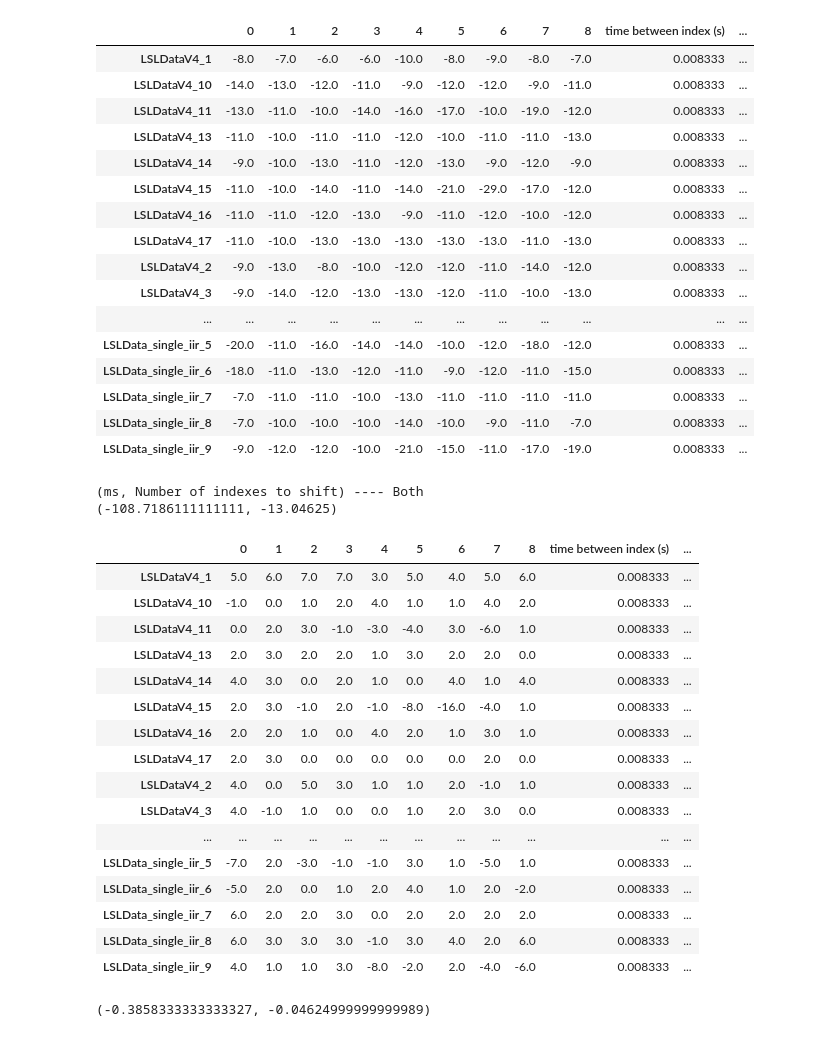
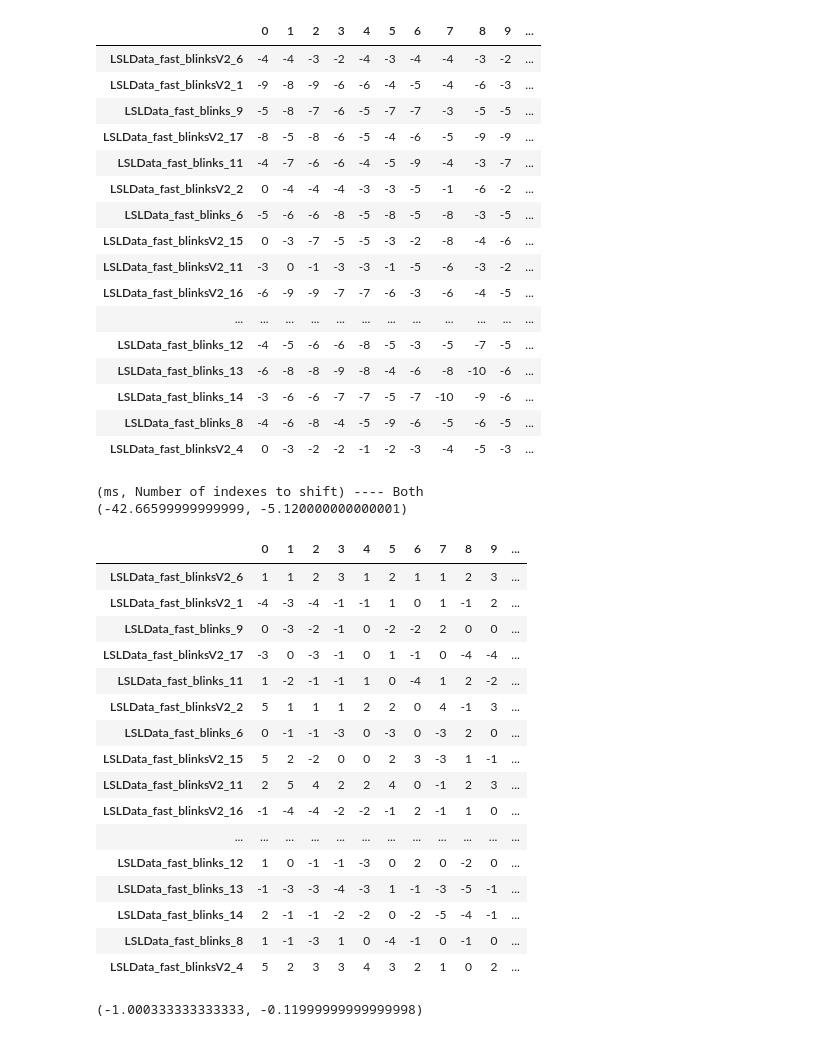
Before and after one commit to Ofplarsen/Bachelor_BCISpeller_Analyses, a Jupyter notebook: jitter/peak_analysis_iir.ipynb, the cells around one changed output. Saved outputs shown, nothing was run; the diff lists cells and outputs as text; code cells hidden in the pictures.

```diff
--- a/jitter/peak_analysis_iir.ipynb
+++ b/jitter/peak_analysis_iir.ipynb
@@ -174,7 +174,7 @@ def run_files(paths, path='data/LSLData120hz/',file = 'dejittered-fir-1to28-eeg-
         avg_time.append(np.diff(df_stream_ts.to_numpy().flatten()).tolist())
         peaks = []
         for i in range(len(start)):
-            if i >= 9:
+            if i >= 10:
                 continue
             peaks.append(get_peaks(df_stream, start[i], end[i], chosen_channel, rang=rang, scale=5, flip=both))
 
@@ -188,42 +188,42 @@ def run_files(paths, path='data/LSLData120hz/',file = 'dejittered-fir-1to28-eeg-
     df_peak = df_peak.set_index([paths])
     df_peak['time between index (s)'] = [i[0] for i in avg_time]
     df_peak['Sum (indexes)'] = df_peak.sum(axis=1)
-    df_peak['Avg (indexes)'] = round(df_peak.loc[:, 0:8].mean(axis=1),3)
+    df_peak['Avg (indexes)'] = round(df_peak.loc[:, 0:9].mean(axis=1),3)
     df_peak['Avg time (ms)'] = round(df_peak['Avg (indexes)']*df_peak['time between index (s)'],5)*1000
     if plot:
         plot_table(df_peak)
     return df_peak
 # %%
 ['zerophase-dejittered-iir-3order-0.75to5-eeg-and-dejittered-eyetracking', 'zerophase-dejittered-iir-3order-1to28-eeg-and-dejittered-eyetracking.xdf']
-path = "./data/LSLDataOffline/"
-file = "zerophase-dejittered-iir-3order-0.75to5-eeg-and-dejittered-eyetracking.xdf"
+path = "./data/LSLData_fast_blinks_offline/"
+file = "zerophase-dejittered-iir-4order-0.75to5-eeg-and-dejittered-eyetracking.xdf"
 paths = [name for name in os.listdir(path)]
-both = [name for name in paths if "weird" not in name]
+both = [name for name in paths if "LSLDataV4_13" not in name]
 flip = True
 chosen_channel = 'AUX_1'
 
 df_both = run_files(both, both=flip, file = file, plot=False, path = path)
 #df_both= df_both.drop(['LSLDataV4_8', 'LSLDataV4_6', 'LSLDataV4_1'])
 #df_both = df_both.drop(df_both.columns[[1]], inplace=True, axis=1)
 display(df_both)
 # %% [output]
-|  | 0 | 1 | 2 | 3 | 4 | 5 | 6 | 7 | 8 | time between index (s) | ... |
-| LSLDataV4_1 | -8.0 | -7.0 | -6.0 | -6.0 | -10.0 | -8.0 | -9.0 | -8.0 | -7.0 | 0.008333 | ... |
-| LSLDataV4_10 | -14.0 | -13.0 | -12.0 | -11.0 | -9.0 | -12.0 | -12.0 | -9.0 | -11.0 | 0.008333 | ... |
-| LSLDataV4_11 | -13.0 | -11.0 | -10.0 | -14.0 | -16.0 | -17.0 | -10.0 | -19.0 | -12.0 | 0.008333 | ... |
-| LSLDataV4_13 | -11.0 | -10.0 | -11.0 | -11.0 | -12.0 | -10.0 | -11.0 | -11.0 | -13.0 | 0.008333 | ... |
-| LSLDataV4_14 | -9.0 | -10.0 | -13.0 | -11.0 | -12.0 | -13.0 | -9.0 | -12.0 | -9.0 | 0.008333 | ... |
-| LSLDataV4_15 | -11.0 | -10.0 | -14.0 | -11.0 | -14.0 | -21.0 | -29.0 | -17.0 | -12.0 | 0.008333 | ... |
-| LSLDataV4_16 | -11.0 | -11.0 | -12.0 | -13.0 | -9.0 | -11.0 | -12.0 | -10.0 | -12.0 | 0.008333 | ... |
-| LSLDataV4_17 | -11.0 | -10.0 | -13.0 | -13.0 | -13.0 | -13.0 | -13.0 | -11.0 | -13.0 | 0.008333 | ... |
-| LSLDataV4_2 | -9.0 | -13.0 | -8.0 | -10.0 | -12.0 | -12.0 | -11.0 | -14.0 | -12.0 | 0.008333 | ... |
-| LSLDataV4_3 | -9.0 | -14.0 | -12.0 | -13.0 | -13.0 | -12.0 | -11.0 | -10.0 | -13.0 | 0.008333 | ... |
+|  | 0 | 1 | 2 | 3 | 4 | 5 | 6 | 7 | 8 | 9 | ... |
+| LSLData_fast_blinksV2_6 | -4 | -4 | -3 | -2 | -4 | -3 | -4 | -4 | -3 | -2 | ... |
+| LSLData_fast_blinksV2_1 | -9 | -8 | -9 | -6 | -6 | -4 | -5 | -4 | -6 | -3 | ... |
+| LSLData_fast_blinks_9 | -5 | -8 | -7 | -6 | -5 | -7 | -7 | -3 | -5 | -5 | ... |
+| LSLData_fast_blinksV2_17 | -8 | -5 | -8 | -6 | -5 | -4 | -6 | -5 | -9 | -9 | ... |
+| LSLData_fast_blinks_11 | -4 | -7 | -6 | -6 | -4 | -5 | -9 | -4 | -3 | -7 | ... |
+| LSLData_fast_blinksV2_2 | 0 | -4 | -4 | -4 | -3 | -3 | -5 | -1 | -6 | -2 | ... |
+| LSLData_fast_blinks_6 | -5 | -6 | -6 | -8 | -5 | -8 | -5 | -8 | -3 | -5 | ... |
+| LSLData_fast_blinksV2_15 | 0 | -3 | -7 | -5 | -5 | -3 | -2 | -8 | -4 | -6 | ... |
+| LSLData_fast_blinksV2_11 | -3 | 0 | -1 | -3 | -3 | -1 | -5 | -6 | -3 | -2 | ... |
+| LSLData_fast_blinksV2_16 | -6 | -9 | -9 | -7 | -7 | -6 | -3 | -6 | -4 | -5 | ... |
 | ... | ... | ... | ... | ... | ... | ... | ... | ... | ... | ... | ... |
-| LSLData_single_iir_5 | -20.0 | -11.0 | -16.0 | -14.0 | -14.0 | -10.0 | -12.0 | -18.0 | -12.0 | 0.008333 | ... |
-| LSLData_single_iir_6 | -18.0 | -11.0 | -13.0 | -12.0 | -11.0 | -9.0 | -12.0 | -11.0 | -15.0 | 0.008333 | ... |
-| LSLData_single_iir_7 | -7.0 | -11.0 | -11.0 | -10.0 | -13.0 | -11.0 | -11.0 | -11.0 | -11.0 | 0.008333 | ... |
-| LSLData_single_iir_8 | -7.0 | -10.0 | -10.0 | -10.0 | -14.0 | -10.0 | -9.0 | -11.0 | -7.0 | 0.008333 | ... |
-| LSLData_single_iir_9 | -9.0 | -12.0 | -12.0 | -10.0 | -21.0 | -15.0 | -11.0 | -17.0 | -19.0 | 0.008333 | ... |
+| LSLData_fast_blinks_12 | -4 | -5 | -6 | -6 | -8 | -5 | -3 | -5 | -7 | -5 | ... |
+| LSLData_fast_blinks_13 | -6 | -8 | -8 | -9 | -8 | -4 | -6 | -8 | -10 | -6 | ... |
+| LSLData_fast_blinks_14 | -3 | -6 | -6 | -7 | -7 | -5 | -7 | -10 | -9 | -6 | ... |
+| LSLData_fast_blinks_8 | -4 | -6 | -8 | -4 | -5 | -9 | -6 | -5 | -6 | -5 | ... |
+| LSLData_fast_blinksV2_4 | 0 | -3 | -2 | -2 | -1 | -2 | -3 | -4 | -5 | -3 | ... |
 # %%
 def get_offset(df):
     avg_offset = df['Avg time (ms)'].sum()/df.shape[0]
@@ -242,25 +242,25 @@ display(df_both_shift)
 print(get_offset(df_both_shift))
 # %% [output]
 (ms, Number of indexes to shift) ---- Both
-(-108.7186111111111, -13.04625)
+(-42.66599999999999, -5.120000000000001)
-|  | 0 | 1 | 2 | 3 | 4 | 5 | 6 | 7 | 8 | time between index (s) | ... |
-| LSLDataV4_1 | 5.0 | 6.0 | 7.0 | 7.0 | 3.0 | 5.0 | 4.0 | 5.0 | 6.0 | 0.008333 | ... |
-| LSLDataV4_10 | -1.0 | 0.0 | 1.0 | 2.0 | 4.0 | 1.0 | 1.0 | 4.0 | 2.0 | 0.008333 | ... |
-| LSLDataV4_11 | 0.0 | 2.0 | 3.0 | -1.0 | -3.0 | -4.0 | 3.0 | -6.0 | 1.0 | 0.008333 | ... |
-| LSLDataV4_13 | 2.0 | 3.0 | 2.0 | 2.0 | 1.0 | 3.0 | 2.0 | 2.0 | 0.0 | 0.008333 | ... |
-| LSLDataV4_14 | 4.0 | 3.0 | 0.0 | 2.0 | 1.0 | 0.0 | 4.0 | 1.0 | 4.0 | 0.008333 | ... |
-| LSLDataV4_15 | 2.0 | 3.0 | -1.0 | 2.0 | -1.0 | -8.0 | -16.0 | -4.0 | 1.0 | 0.008333 | ... |
-| LSLDataV4_16 | 2.0 | 2.0 | 1.0 | 0.0 | 4.0 | 2.0 | 1.0 | 3.0 | 1.0 | 0.008333 | ... |
-| LSLDataV4_17 | 2.0 | 3.0 | 0.0 | 0.0 | 0.0 | 0.0 | 0.0 | 2.0 | 0.0 | 0.008333 | ... |
-| LSLDataV4_2 | 4.0 | 0.0 | 5.0 | 3.0 | 1.0 | 1.0 | 2.0 | -1.0 | 1.0 | 0.008333 | ... |
-| LSLDataV4_3 | 4.0 | -1.0 | 1.0 | 0.0 | 0.0 | 1.0 | 2.0 | 3.0 | 0.0 | 0.008333 | ... |
+|  | 0 | 1 | 2 | 3 | 4 | 5 | 6 | 7 | 8 | 9 | ... |
+| LSLData_fast_blinksV2_6 | 1 | 1 | 2 | 3 | 1 | 2 | 1 | 1 | 2 | 3 | ... |
+| LSLData_fast_blinksV2_1 | -4 | -3 | -4 | -1 | -1 | 1 | 0 | 1 | -1 | 2 | ... |
+| LSLData_fast_blinks_9 | 0 | -3 | -2 | -1 | 0 | -2 | -2 | 2 | 0 | 0 | ... |
+| LSLData_fast_blinksV2_17 | -3 | 0 | -3 | -1 | 0 | 1 | -1 | 0 | -4 | -4 | ... |
+| LSLData_fast_blinks_11 | 1 | -2 | -1 | -1 | 1 | 0 | -4 | 1 | 2 | -2 | ... |
+| LSLData_fast_blinksV2_2 | 5 | 1 | 1 | 1 | 2 | 2 | 0 | 4 | -1 | 3 | ... |
+| LSLData_fast_blinks_6 | 0 | -1 | -1 | -3 | 0 | -3 | 0 | -3 | 2 | 0 | ... |
+| LSLData_fast_blinksV2_15 | 5 | 2 | -2 | 0 | 0 | 2 | 3 | -3 | 1 | -1 | ... |
+| LSLData_fast_blinksV2_11 | 2 | 5 | 4 | 2 | 2 | 4 | 0 | -1 | 2 | 3 | ... |
+| LSLData_fast_blinksV2_16 | -1 | -4 | -4 | -2 | -2 | -1 | 2 | -1 | 1 | 0 | ... |
 | ... | ... | ... | ... | ... | ... | ... | ... | ... | ... | ... | ... |
-| LSLData_single_iir_5 | -7.0 | 2.0 | -3.0 | -1.0 | -1.0 | 3.0 | 1.0 | -5.0 | 1.0 | 0.008333 | ... |
-| LSLData_single_iir_6 | -5.0 | 2.0 | 0.0 | 1.0 | 2.0 | 4.0 | 1.0 | 2.0 | -2.0 | 0.008333 | ... |
-| LSLData_single_iir_7 | 6.0 | 2.0 | 2.0 | 3.0 | 0.0 | 2.0 | 2.0 | 2.0 | 2.0 | 0.008333 | ... |
-| LSLData_single_iir_8 | 6.0 | 3.0 | 3.0 | 3.0 | -1.0 | 3.0 | 4.0 | 2.0 | 6.0 | 0.008333 | ... |
-| LSLData_single_iir_9 | 4.0 | 1.0 | 1.0 | 3.0 | -8.0 | -2.0 | 2.0 | -4.0 | -6.0 | 0.008333 | ... |
+| LSLData_fast_blinks_12 | 1 | 0 | -1 | -1 | -3 | 0 | 2 | 0 | -2 | 0 | ... |
+| LSLData_fast_blinks_13 | -1 | -3 | -3 | -4 | -3 | 1 | -1 | -3 | -5 | -1 | ... |
+| LSLData_fast_blinks_14 | 2 | -1 | -1 | -2 | -2 | 0 | -2 | -5 | -4 | -1 | ... |
+| LSLData_fast_blinks_8 | 1 | -1 | -3 | 1 | 0 | -4 | -1 | 0 | -1 | 0 | ... |
+| LSLData_fast_blinksV2_4 | 5 | 2 | 3 | 3 | 4 | 3 | 2 | 1 | 0 | 2 | ... |
-(-0.3858333333333327, -0.04624999999999989)
+(-1.000333333333333, -0.11999999999999998)
 # %%
 import statistics
 from scipy.stats import sem
```
Also changed, not shown: parts of 5 cells of this notebook, 2 other files.
